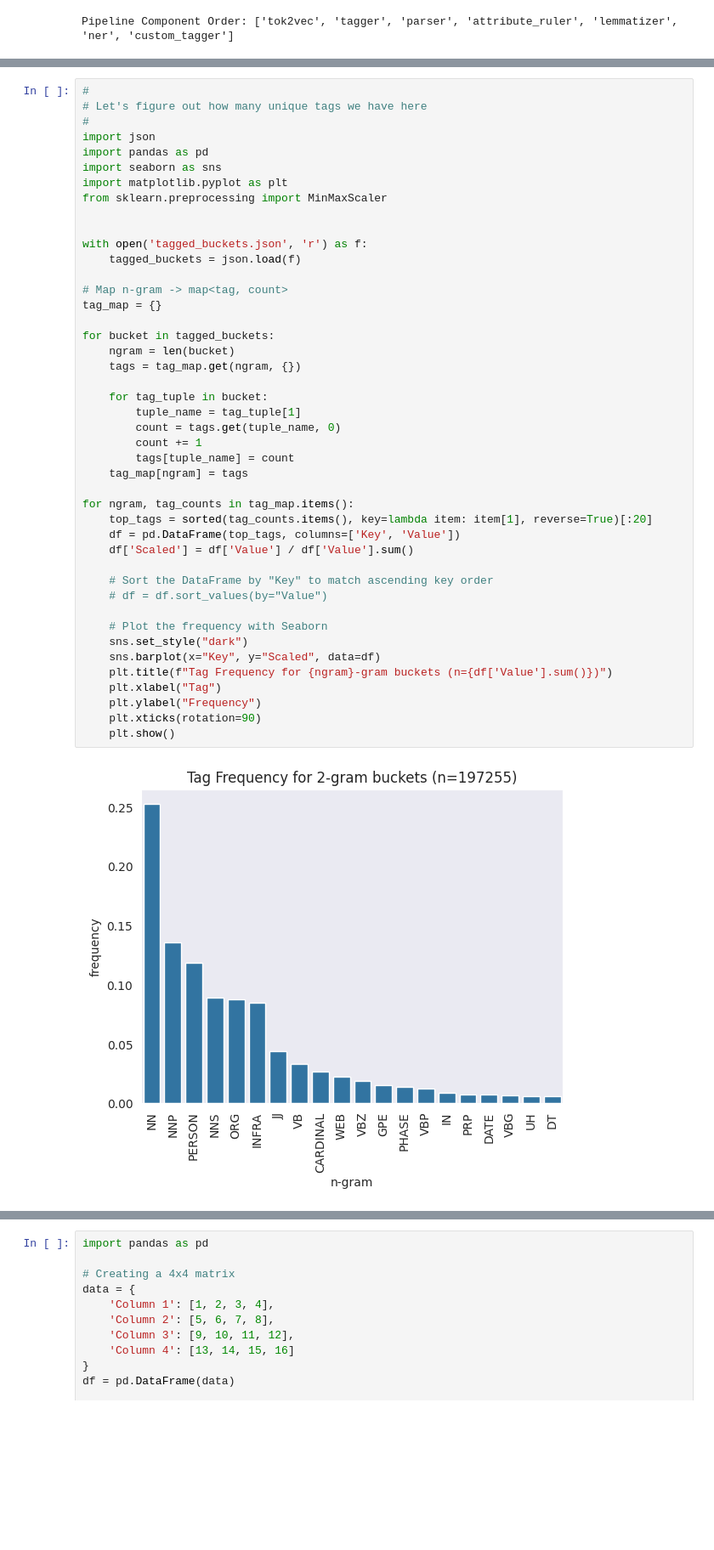
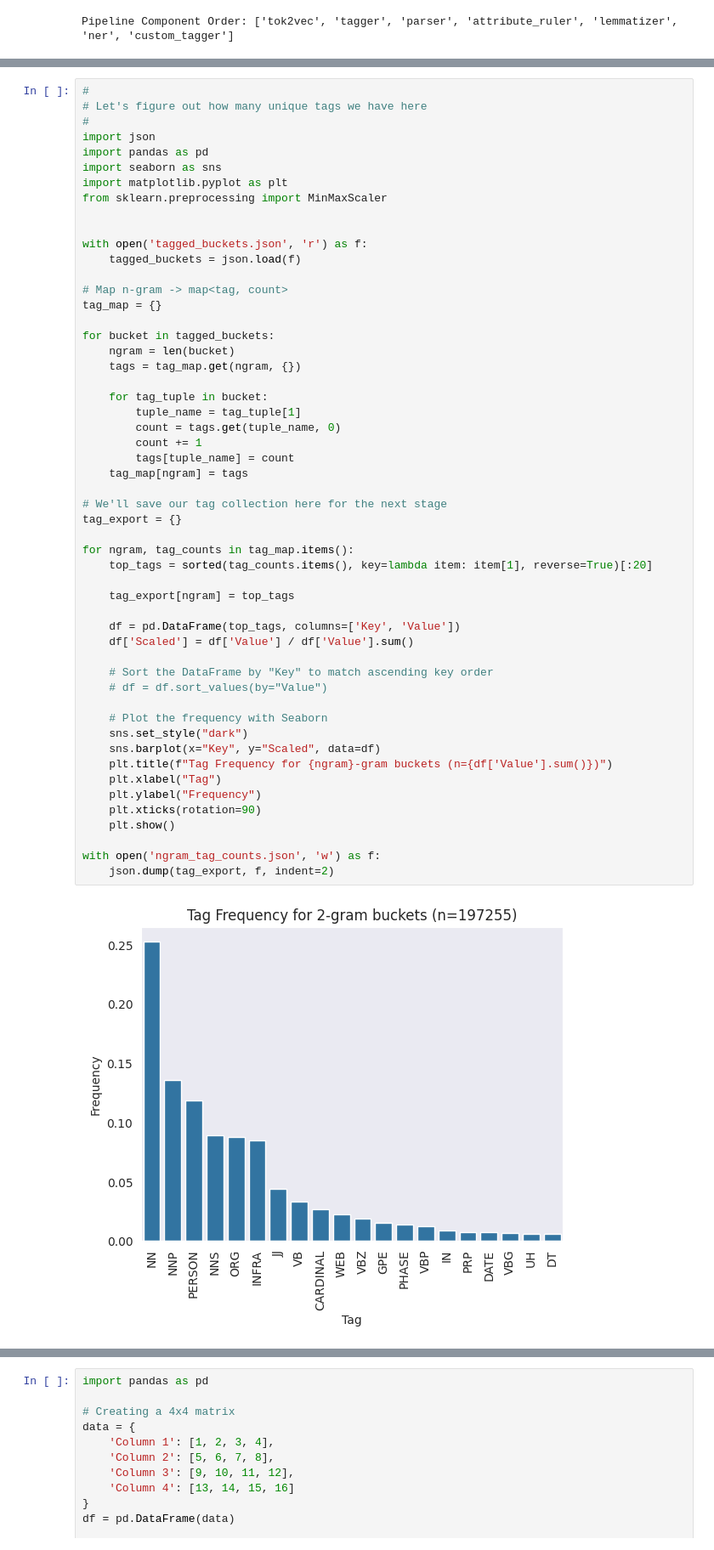
Before and after one commit to kickroot/cs2625_project, a Jupyter notebook: bucket_analysis/analysis.ipynb, the cells around one changed output, grey strips where cells are left out. Shown at 85% size. Saved outputs shown, nothing was run; the diff lists cells and outputs as text; blank space fills up the shorter version.

```diff
--- a/bucket_analysis/analysis.ipynb
+++ b/bucket_analysis/analysis.ipynb
@@ -255,31 +255,40 @@ with open('tagged_buckets.json', 'r') as f:
 tag_map = {}
 
 for bucket in tagged_buckets:
     ngram = len(bucket)
     tags = tag_map.get(ngram, {})
 
     for tag_tuple in bucket:
         tuple_name = tag_tuple[1]
         count = tags.get(tuple_name, 0)
         count += 1
         tags[tuple_name] = count
     tag_map[ngram] = tags
 
+# We'll save our tag collection here for the next stage
+tag_export = {}
+
 for ngram, tag_counts in tag_map.items():
     top_tags = sorted(tag_counts.items(), key=lambda item: item[1], reverse=True)[:20]
+
+    tag_export[ngram] = top_tags
+
     df = pd.DataFrame(top_tags, columns=['Key', 'Value'])
     df['Scaled'] = df['Value'] / df['Value'].sum()
 
     # Sort the DataFrame by "Key" to match ascending key order
     # df = df.sort_values(by="Value")
 
     # Plot the frequency with Seaborn
     sns.set_style("dark")
     sns.barplot(x="Key", y="Scaled", data=df)
     plt.title(f"Tag Frequency for {ngram}-gram buckets (n={df['Value'].sum()})")
     plt.xlabel("Tag")
     plt.ylabel("Frequency")
     plt.xticks(rotation=90)
     plt.show()
+
+with open('ngram_tag_counts.json', 'w') as f:
+    json.dump(tag_export, f, indent=2)
 # %% [output]
-[figure, old version]
+[figure, new version]
```
Also changed, not shown: parts of 3 cells of this notebook, 1 other file.
